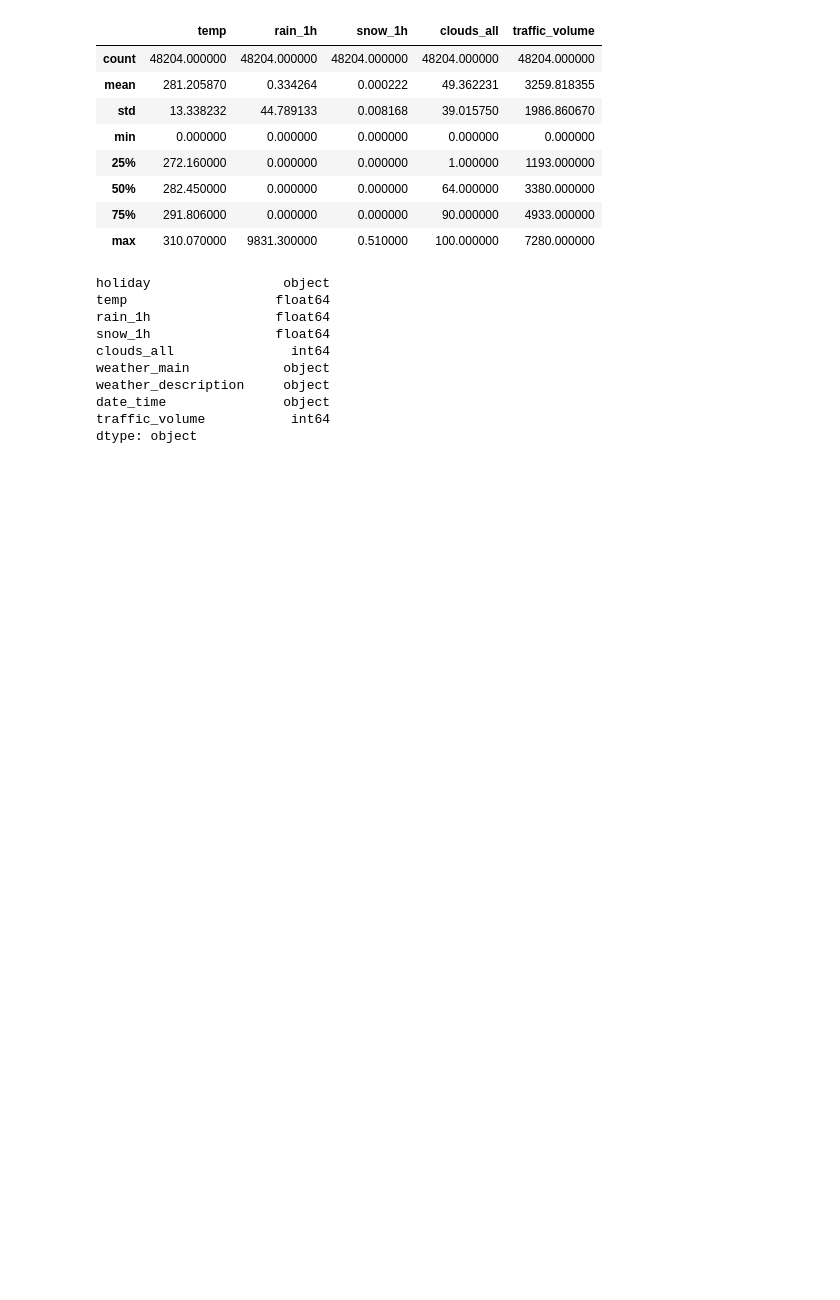
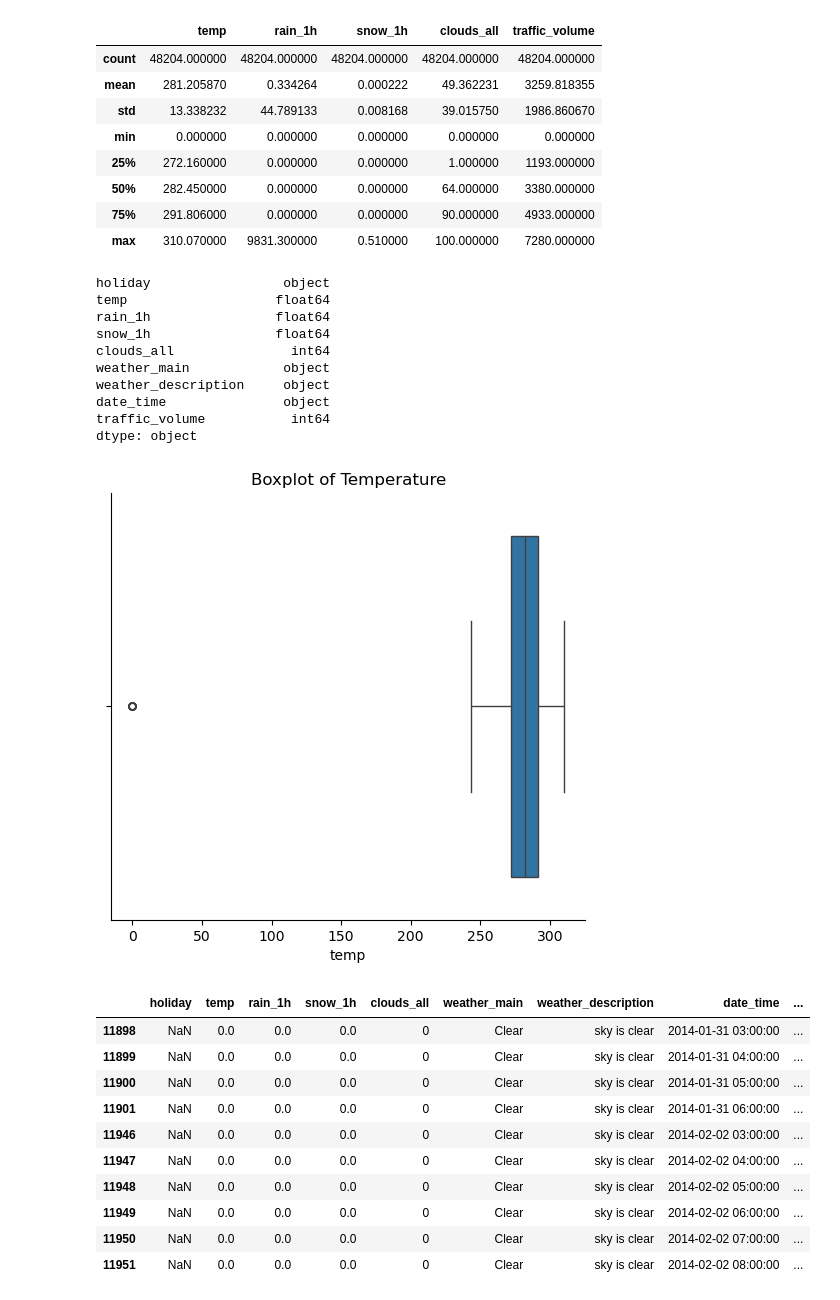
Before and after one commit to emilyrosebutz/traffic-linear-regression, a Jupyter notebook: LinearRegressionHW.ipynb, the cells around one changed output. Cells and saved outputs as stored; diff of their text form; code cells hidden in the pictures; blank space fills up the shorter version.

```diff
--- a/LinearRegressionHW.ipynb
+++ b/LinearRegressionHW.ipynb
@@ -89,3 +94,39 @@ weather_description     object
 date_time               object
 traffic_volume           int64
 dtype: object
+# %%
+def getOutliers(df, column):
+    # Calculate Q1 (25th percentile) and Q3 (75th percentile)
+    Q1 = df[column].quantile(0.25)
+    Q3 = df[column].quantile(0.75)
+
+    # Calculate the IQR (Interquartile Range)
+    IQR = Q3 - Q1
+
+    # Define the lower and upper bounds for outliers
+    lower_bound = Q1 - 1.5 * IQR
+    upper_bound = Q3 + 1.5 * IQR
+
+    # Identify outliers
+    outliers = df[(df[column] < lower_bound) | (df[column] > upper_bound)]
+
+    return outliers
+# %%
+# boxplot of each numerical column
+sns.catplot(data = df, x = 'temp',kind = 'box')
+plt.title('Boxplot of Temperature')
+plt.show()
+getOutliers(df, 'temp')
+# %% [output]
+[figure, added]
+|  | holiday | temp | rain_1h | snow_1h | clouds_all | weather_main | weather_description | date_time | ... |
+| 11898 | NaN | 0.0 | 0.0 | 0.0 | 0 | Clear | sky is clear | 2014-01-31 03:00:00 | ... |
+| 11899 | NaN | 0.0 | 0.0 | 0.0 | 0 | Clear | sky is clear | 2014-01-31 04:00:00 | ... |
+| 11900 | NaN | 0.0 | 0.0 | 0.0 | 0 | Clear | sky is clear | 2014-01-31 05:00:00 | ... |
+| 11901 | NaN | 0.0 | 0.0 | 0.0 | 0 | Clear | sky is clear | 2014-01-31 06:00:00 | ... |
+| 11946 | NaN | 0.0 | 0.0 | 0.0 | 0 | Clear | sky is clear | 2014-02-02 03:00:00 | ... |
+| 11947 | NaN | 0.0 | 0.0 | 0.0 | 0 | Clear | sky is clear | 2014-02-02 04:00:00 | ... |
+| 11948 | NaN | 0.0 | 0.0 | 0.0 | 0 | Clear | sky is clear | 2014-02-02 05:00:00 | ... |
+| 11949 | NaN | 0.0 | 0.0 | 0.0 | 0 | Clear | sky is clear | 2014-02-02 06:00:00 | ... |
+| 11950 | NaN | 0.0 | 0.0 | 0.0 | 0 | Clear | sky is clear | 2014-02-02 07:00:00 | ... |
+| 11951 | NaN | 0.0 | 0.0 | 0.0 | 0 | Clear | sky is clear | 2014-02-02 08:00:00 | ... |
```
Also changed, not shown: parts of 22 cells of this notebook, 1 other file.
